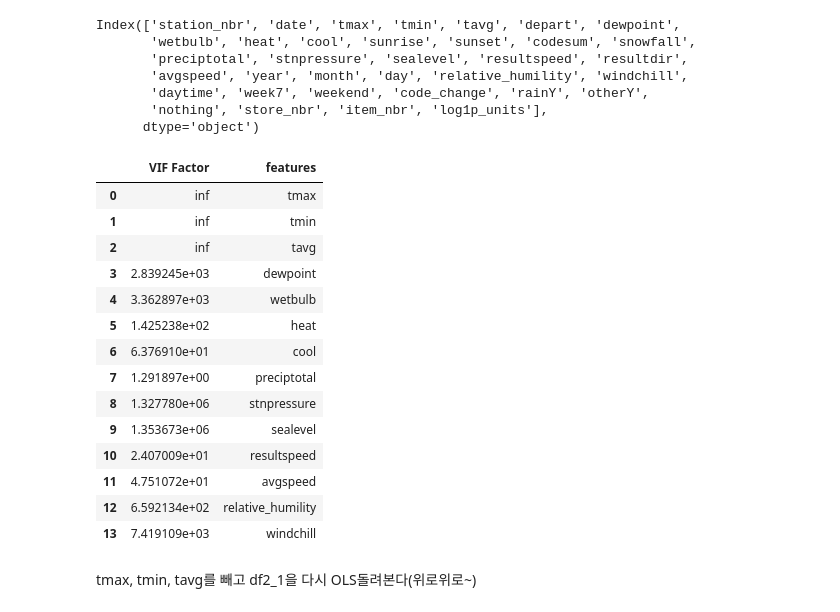
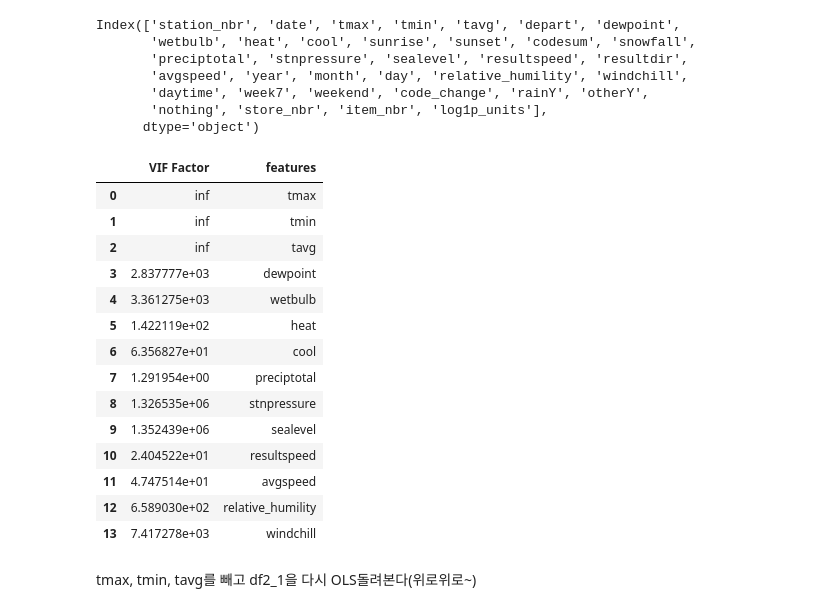
Before and after one commit to Junhojuno/Walmart-sales-in-stormy-weather, a Jupyter notebook: weather2_code/station3.ipynb, the cells around one changed output. Cells and saved outputs as stored; diff of their text form; code cells hidden in the pictures.

```diff
--- a/weather2_code/station3.ipynb
+++ b/weather2_code/station3.ipynb
@@ -457,29 +517,29 @@ Index(['station_nbr', 'date', 'tmax', 'tmin', 'tavg', 'depart', 'dewpoint',
 # %%
 from statsmodels.stats.outliers_influence import variance_inflation_factor
 
 cols = ['tmax','tmin','tavg','dewpoint','wetbulb','heat','cool','preciptotal','stnpressure','sealevel','resultspeed','avgspeed','relative_humility','windchill']
 
-y = df2_1.loc[:,cols]
+y = df2.loc[:,cols]
 vif = pd.DataFrame()
 vif["VIF Factor"] = [variance_inflation_factor(y.values, i) for i in range(y.shape[1])]
 vif["features"] = y.columns
 vif
 # %% [output]
 |  | VIF Factor | features |
 | 0 | inf | tmax |
 | 1 | inf | tmin |
 | 2 | inf | tavg |
-| 3 | 2.839245e+03 | dewpoint |
-| 4 | 3.362897e+03 | wetbulb |
-| 5 | 1.425238e+02 | heat |
-| 6 | 6.376910e+01 | cool |
-| 7 | 1.291897e+00 | preciptotal |
-| 8 | 1.327780e+06 | stnpressure |
-| 9 | 1.353673e+06 | sealevel |
-| 10 | 2.407009e+01 | resultspeed |
-| 11 | 4.751072e+01 | avgspeed |
-| 12 | 6.592134e+02 | relative_humility |
-| 13 | 7.419109e+03 | windchill |
+| 3 | 2.837777e+03 | dewpoint |
+| 4 | 3.361275e+03 | wetbulb |
+| 5 | 1.422119e+02 | heat |
+| 6 | 6.356827e+01 | cool |
+| 7 | 1.291954e+00 | preciptotal |
+| 8 | 1.326535e+06 | stnpressure |
+| 9 | 1.352439e+06 | sealevel |
+| 10 | 2.404522e+01 | resultspeed |
+| 11 | 4.747514e+01 | avgspeed |
+| 12 | 6.589030e+02 | relative_humility |
+| 13 | 7.417278e+03 | windchill |
 # %% [markdown]
 tmax, tmin, tavg를 빼고 df2_1을 다시 OLS돌려본다(위로위로~)
 # %% [markdown]
```
Also changed, not shown: parts of 45 cells of this notebook, 1 other file.
